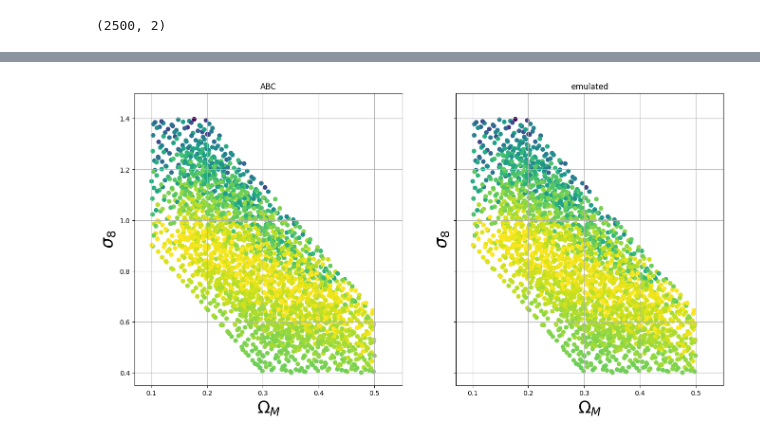
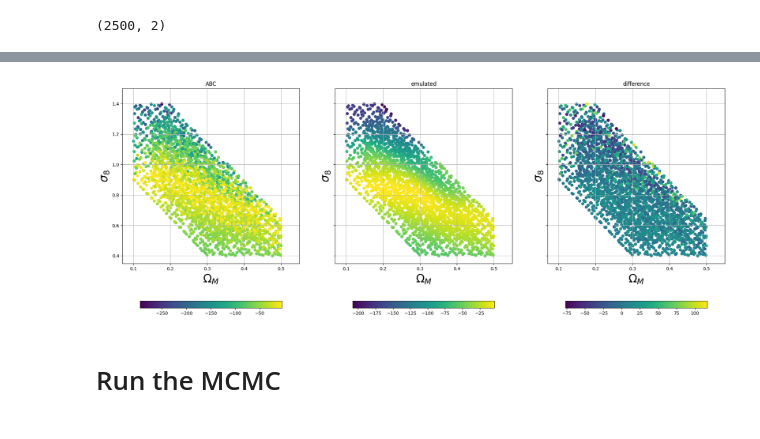
Before and after one commit to des-science/y3-deep-lss, a Jupyter notebook: notebooks/evaluation/constraints.ipynb, the cells around one changed output, grey strips where cells are left out. Cells and saved outputs as stored; diff of their text form; code cells hidden in the pictures.

Commit message:
major refactor of the emulator

```diff
--- a/notebooks/evaluation/constraints.ipynb
+++ b/notebooks/evaluation/constraints.ipynb
@@ -39,7 +48,7 @@ print(fidu_preds.shape)
 # %%
 # kernel params
 kernel = "sigmoid"
-scale=0.4
+scale=0.5
 
 # get an approximation to the Fisher  matrix
 fid_inv_cov = np.linalg.inv(np.cov(fidu_preds, rowvar=False))
@@ -54,7 +63,7 @@ plt.show()
 obs_pred = np.mean(fidu_preds, axis=0)
 
 # Estimate the posterior and its uncertainties like in the paper
-Y_init, posterior = abc.estimate_grid_posterior(
+Y_init, abc_posterior = abc.estimate_grid_posterior(
     grid_preds=grid_preds,
     fid_fisher=fid_inv_cov,
     obs_pred=obs_pred,
@@ -63,7 +72,7 @@ Y_init, posterior = abc.estimate_grid_posterior(
 )
 
 # check posterior
-print(np.sum(posterior))
-plt.hist(posterior, log=True, bins=20);
+print(np.sum(abc_posterior))
+plt.hist(abc_posterior, log=True, bins=20);
 # %% [output]
 [figure]
@@ -72,9 +105,9 @@ plt.hist(posterior, log=True, bins=20);
 # %%
-for i in range(grid_cosmos.shape[2]):
-    print(i, np.min(grid_cosmos[:,:,i]), "      ", np.max(grid_cosmos[:,:,i]))
+for i in range(grid_cosmos.shape[1]):
+    print(i, np.min(grid_cosmos[:,i]), "      ", np.max(grid_cosmos[:,i]))
 
-Om = grid_cosmos[:,0,2]
-s8 = grid_cosmos[:,0,4]
+Om = grid_cosmos[:,2]
+s8 = grid_cosmos[:,4]
 # %% [output]
 0 64.004395        81.98682
 1 0.030029297        0.059970703
@@ -154,0 +150,10 @@ predictor = emu.get_noiseless_predictor()
+# %%
+emu = emulator.VGP_Emu(
+    X_init=X_init[:500],
+    Y_init=Y_init[:500],
+    kernel_type="squaredexponential",
+    normalize_X=True,
+    normalize_Y=True,
+    Y_with_std=True,
+    ARD=True,
+)
@@ -155,25 +269,37 @@ predictor = emu.get_noiseless_predictor()
 # %%
-predictions = predictor(X_init)
+predictions = emu(X_init)
 
 pred_post = predictions
 pred_post -= np.max(pred_post)
 pred_post = np.exp(pred_post)
 pred_post /= np.sum(pred_post)
 # %%
-fig, ax = plt.subplots(figsize=(16,8), ncols=2, sharex=True, sharey=True)
+fig, ax = plt.subplots(figsize=(24,10), ncols=3, sharex=True, sharey=True)
 
 # original
-ax[0].scatter(Om, s8, c=np.log(posterior))
+im = ax[0].scatter(Om, s8, c=np.log(abc_posterior))
+fig.colorbar(im, orientation="horizontal", shrink=0.8, aspect=20, pad=0.15)
 ax[0].set(xlim=(0.07, 0.55), ylim=(0.35, 1.5), title="ABC")
 ax[0].set_xlabel("$\Omega_M$", fontsize=25)
 ax[0].set_ylabel("$\sigma_8$", fontsize=25)
 ax[0].grid(True)
 
 # emulated
-ax[1].scatter(Om, s8, c=np.log(pred_post))
+im = ax[1].scatter(Om, s8, c=np.log(pred_post))
+fig.colorbar(im, orientation="horizontal", shrink=0.8, aspect=20, pad=0.15)
 ax[1].set(xlim=(0.07, 0.55), ylim=(0.35, 1.5), title="emulated")
 ax[1].set_xlabel("$\Omega_M$", fontsize=25)
 ax[1].set_ylabel("$\sigma_8$", fontsize=25)
 ax[1].grid(True)
+
+# difference
+im = ax[2].scatter(Om, s8, c=np.squeeze(np.log(pred_post)) - np.squeeze(np.log(abc_posterior)))
+fig.colorbar(im, orientation="horizontal", shrink=0.8, aspect=20, pad=0.15)
+ax[2].set(xlim=(0.07, 0.55), ylim=(0.35, 1.5), title="difference")
+ax[2].set_xlabel("$\Omega_M$", fontsize=25)
+ax[2].set_ylabel("$\sigma_8$", fontsize=25)
+ax[2].grid(True)
 # %% [output]
-[figure, old version]
+[figure, new version]
+# %% [markdown]
+# Run the MCMC
```
Also changed, not shown: parts of 26 cells of this notebook, 3 other files.
